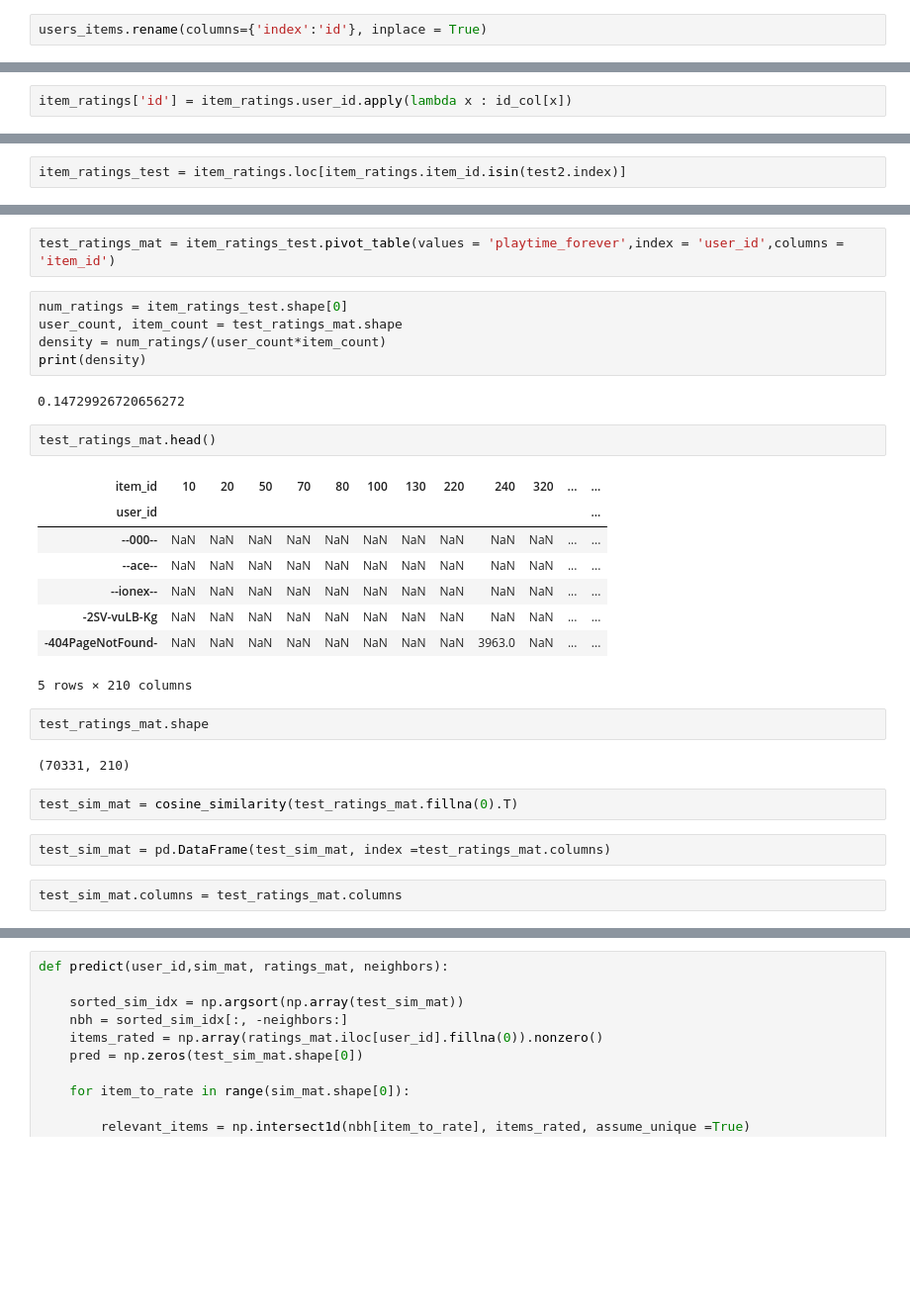
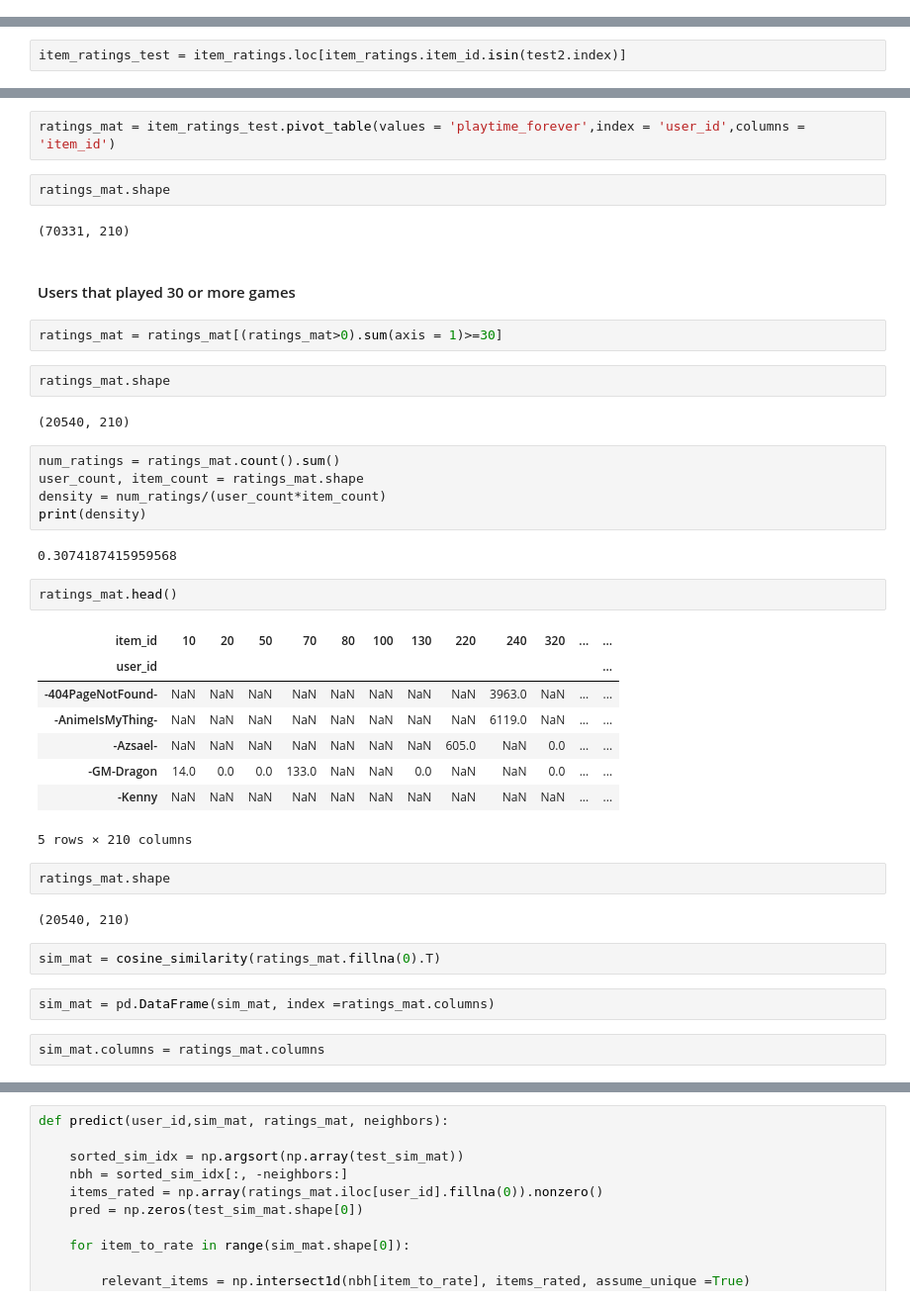
Before and after one commit to HienHa34/Steam_Game_Recommender, a Jupyter notebook: itemitem.ipynb, the cells around one changed output, grey strips where cells are left out. Shown at 99% size. Drawn from its saved outputs; the diff is of its cells as text; blank space fills up the shorter version.

```diff
--- a/itemitem.ipynb
+++ b/itemitem.ipynb
@@ -84,2 +51,0 @@ users_items.reset_index(inplace = True)
-# %%
-users_items.rename(columns={'index':'id'}, inplace = True)
@@ -118,2 +66,0 @@ id_col = dict(zip(user_id,index))
-# %%
-item_ratings['id'] = item_ratings.user_id.apply(lambda x : id_col[x])
@@ -261,31 +199,43 @@ item_ratings_test.shape
 # %%
-test_ratings_mat = item_ratings_test.pivot_table(values = 'playtime_forever',index = 'user_id',columns = 'item_id')
+ratings_mat = item_ratings_test.pivot_table(values = 'playtime_forever',index = 'user_id',columns = 'item_id')
+# %%
+ratings_mat.shape
+# %% [output]
+(70331, 210)
+# %% [markdown]
+#### Users that played 30 or more games
+# %%
+ratings_mat = ratings_mat[(ratings_mat>0).sum(axis = 1)>=30]
+# %%
+ratings_mat.shape
+# %% [output]
+(20540, 210)
 # %%
-num_ratings = item_ratings_test.shape[0]
-user_count, item_count = test_ratings_mat.shape
+num_ratings = ratings_mat.count().sum()
+user_count, item_count = ratings_mat.shape
 density = num_ratings/(user_count*item_count)
 print(density)
 # %% [output]
-0.14729926720656272
+0.3074187415959568
 # %%
-test_ratings_mat.head()
+ratings_mat.head()
 # %% [output]
 | item_id | 10 | 20 | 50 | 70 | 80 | 100 | 130 | 220 | 240 | 320 | ... | ... |
 | user_id |  |  |  |  |  |  |  |  |  |  |  | ... |
-| --000-- | NaN | NaN | NaN | NaN | NaN | NaN | NaN | NaN | NaN | NaN | ... | ... |
-| --ace-- | NaN | NaN | NaN | NaN | NaN | NaN | NaN | NaN | NaN | NaN | ... | ... |
-| --ionex-- | NaN | NaN | NaN | NaN | NaN | NaN | NaN | NaN | NaN | NaN | ... | ... |
-| -2SV-vuLB-Kg | NaN | NaN | NaN | NaN | NaN | NaN | NaN | NaN | NaN | NaN | ... | ... |
 | -404PageNotFound- | NaN | NaN | NaN | NaN | NaN | NaN | NaN | NaN | 3963.0 | NaN | ... | ... |
+| -AnimeIsMyThing- | NaN | NaN | NaN | NaN | NaN | NaN | NaN | NaN | 6119.0 | NaN | ... | ... |
+| -Azsael- | NaN | NaN | NaN | NaN | NaN | NaN | NaN | 605.0 | NaN | 0.0 | ... | ... |
+| -GM-Dragon | 14.0 | 0.0 | 0.0 | 133.0 | NaN | NaN | 0.0 | NaN | NaN | 0.0 | ... | ... |
+| -Kenny | NaN | NaN | NaN | NaN | NaN | NaN | NaN | NaN | NaN | NaN | ... | ... |
 5 rows × 210 columns
 # %%
-test_ratings_mat.shape
+ratings_mat.shape
 # %% [output]
-(70331, 210)
+(20540, 210)
 # %%
-test_sim_mat = cosine_similarity(test_ratings_mat.fillna(0).T)
+sim_mat = cosine_similarity(ratings_mat.fillna(0).T)
 # %%
-test_sim_mat = pd.DataFrame(test_sim_mat, index =test_ratings_mat.columns)
+sim_mat = pd.DataFrame(sim_mat, index =ratings_mat.columns)
 # %%
-test_sim_mat.columns = test_ratings_mat.columns
+sim_mat.columns = ratings_mat.columns
 # %%
```
Also changed, not shown: parts of 119 cells of this notebook.
